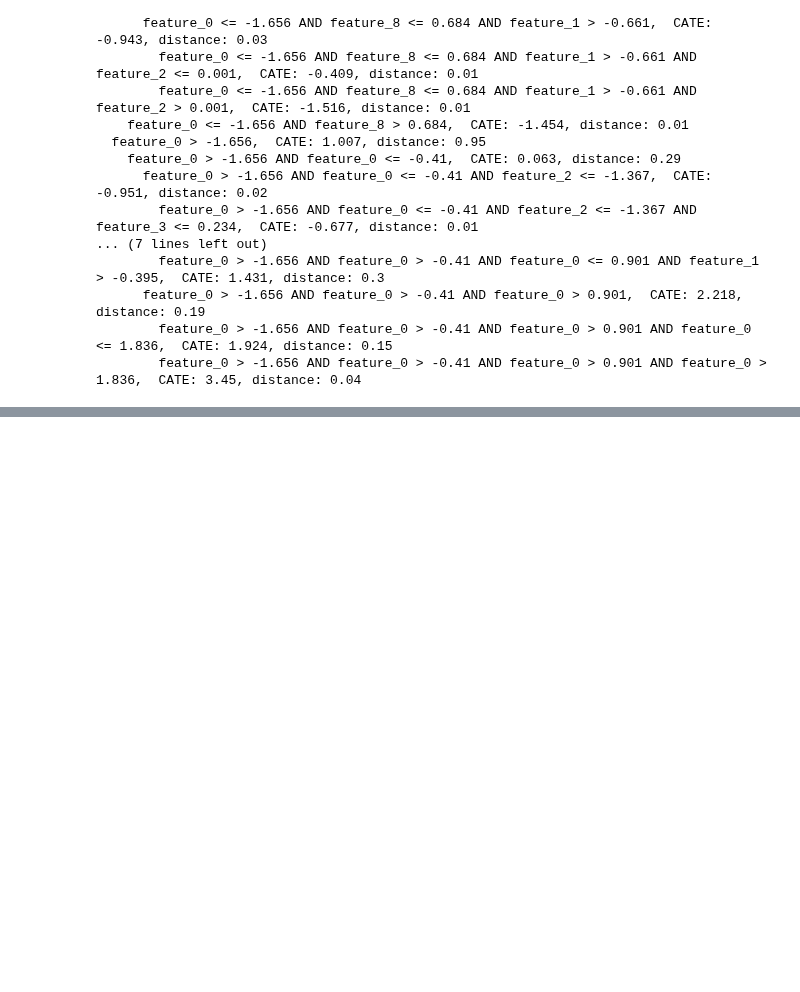
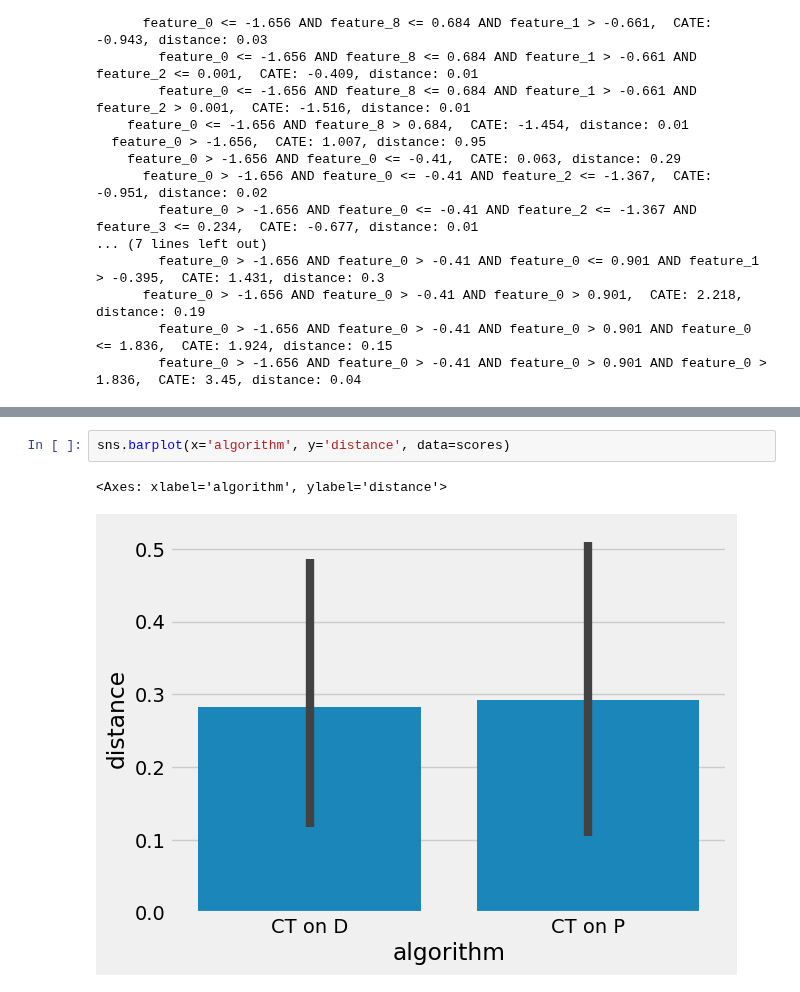
Before and after one commit to antonismand/Query-Driven-Data-Exploration-with-Heterogeneous-Treatment-Effects, a Jupyter notebook: CT.ipynb, the cells around one changed output, grey strips where cells are left out. Drawn from its saved outputs; the diff is of its cells as text; blank space fills up the shorter version.

```diff
--- a/CT.ipynb
+++ b/CT.ipynb
@@ -69,0 +130,5 @@ Depth: 2.9
+# %%
+sns.barplot(x='algorithm', y='distance', data=scores)
+# %% [output]
+<Axes: xlabel='algorithm', ylabel='distance'>
+[figure, added]
```
Also changed, not shown: parts of 9 cells of this notebook, 1 other file.
